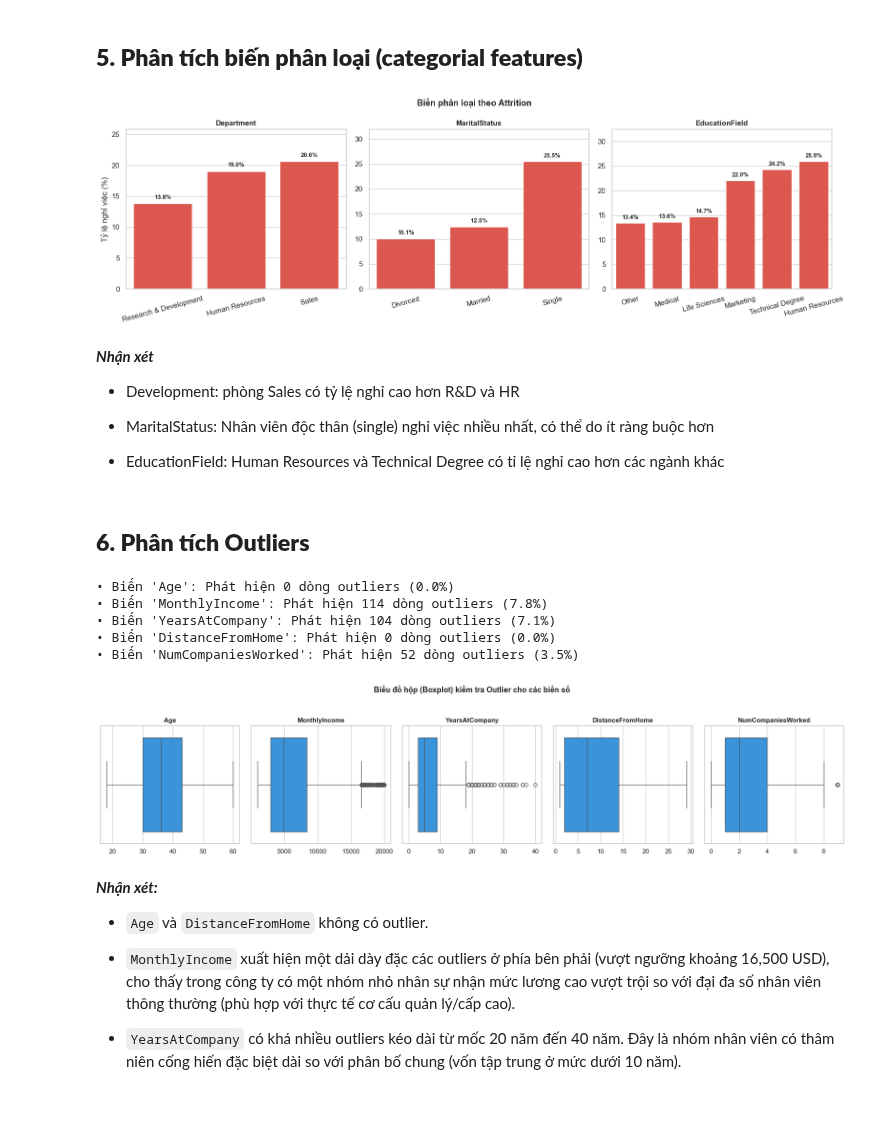
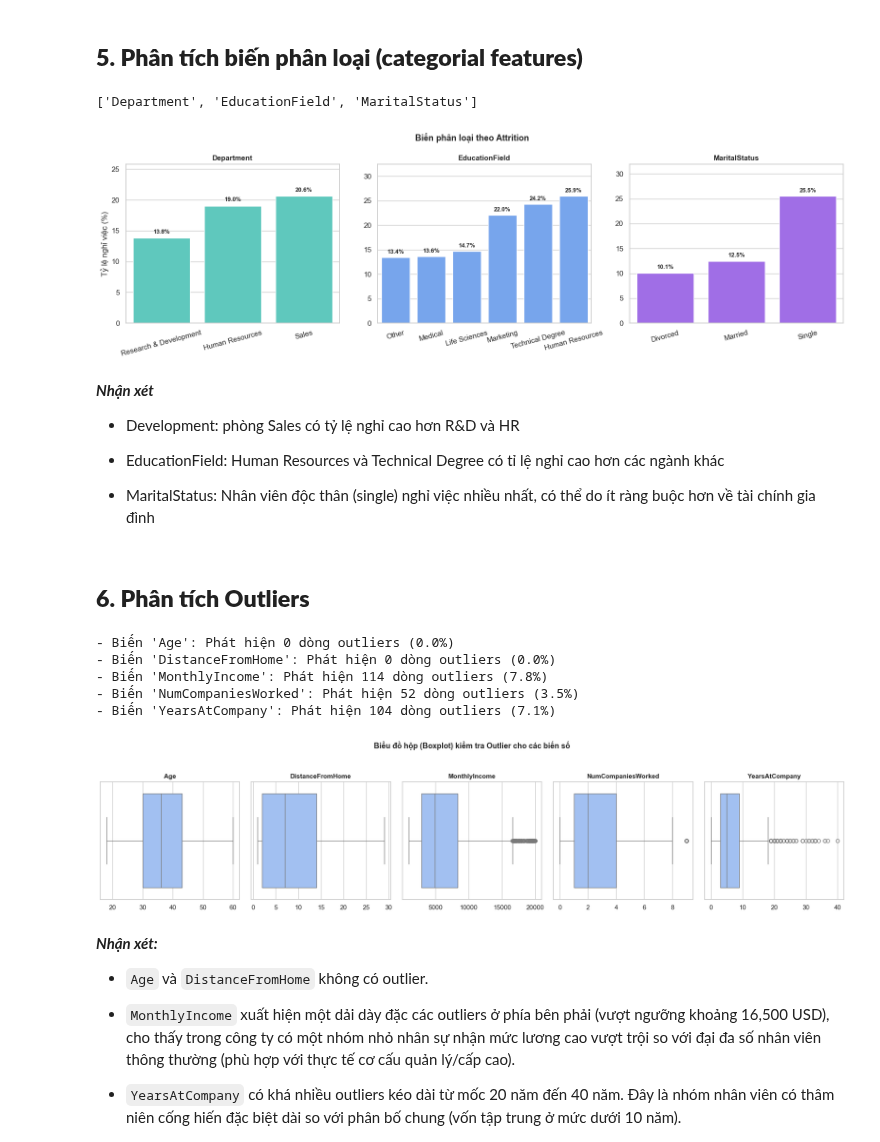
Before and after one commit to diemquynh-16/employee-attrition-prediction, a Jupyter notebook: notebooks/00_eda.ipynb, the cells around one changed output. Saved outputs shown, nothing was run; the diff lists cells and outputs as text; code cells hidden in the pictures; blank space fills up the shorter version.

```diff
--- a/notebooks/00_eda.ipynb
+++ b/notebooks/00_eda.ipynb
@@ -155,6 +193,6 @@ df.describe().T
 # %%
-counts = df['Attrition'].value_counts()
-percent = df['Attrition'].value_counts(normalize=True) * 100
+counts = df[target].value_counts()
+percent = df[target].value_counts(normalize=True) * 100
 percent
 # %% [output]
 Attrition
@@ -193,3 +233,3 @@ plt.show()
 # %%
-# Lọc ra các biến số liên tục
-continuous_cols = ['Age', 'MonthlyIncome', 'YearsAtCompany', 'DistanceFromHome', 'NumCompaniesWorked']
+# Các biến số liên tục
+continuous_cols
@@ -243,12 +295,14 @@ plt.show()
 # %%
+# Chuyển thành dictionary
 ordinal_cols = [
+    ("Education",                "Trình độ học vấn (1-5)"),
+    ("EnvironmentSatisfaction",  "Hài lòng môi trường (1-4)"),
     ("JobSatisfaction",          "Hài lòng công việc (1-4)"),
-    ("EnvironmentSatisfaction",  "Hài lòng môi trường (1-4)"),
-    ("WorkLifeBalance",          "Cân bằng công việc và cuộc sống (1-4)"),
-    ("Education",                "Trình độ học vấn (1-5)"),
+    ("WorkLifeBalance",          "Cân bằng công việc và cuộc sống (1-4)")
 ]
 # %%
 fig, axes = plt.subplots(1, len(ordinal_cols), figsize=(18, 5))
+colors = ["#E07A5F", "#F4A261", "#E9C46A", "#81B29A"]
 
 for i, (col, label) in enumerate(ordinal_cols):
     # Tính tỷ lệ nghỉ việc theo từng mức
@@ -261,7 +315,7 @@ for i, (col, label) in enumerate(ordinal_cols):
 
     sns.barplot(
         data=rate, x=col, y="AttritionRate",
-        color="#F44336", ax=axes[i]
+        color=colors[i], ax=axes[i]
     )
     # Ghi số % lên mỗi cột
     for bar in axes[i].patches:
@@ -295,9 +349,12 @@ plt.show()
 > Dùng **tỷ lệ %** thay vì count là quan trọng ở đây vì số nhân viên ở mỗi mức không bằng nhau.
 # %% [markdown]
 ## **5. Phân tích biến phân loại (categorial features)**
+# %%
+cat_cols
+# %% [output]
+['Department', 'EducationField', 'MaritalStatus']
 # %%
-cat_cols = ["Department", "MaritalStatus", "EducationField"]
-palette = {"Yes": "#F44336", "No": "#2196F3"}
+colors = ["#4ED9CB", "#64A1FF", "#9D5AFA"]
 
 fig, axes = plt.subplots(1, len(cat_cols), figsize=(16, 5))
 
@@ -311,42 +368,42 @@ for i, col in enumerate(cat_cols):
     )
     cat_rate.columns = [col, "AttritionRate"]
 
 
     sns.barplot(
         data=cat_rate, x=col, y="AttritionRate",
-        color="#F44336", ax=axes[i]
+        color=colors[i], ax=axes[i]
     )
 
 
     for p in axes[i].patches:
         axes[i].text(
             p.get_x() + p.get_width() / 2,
             p.get_height() + 0.5,
             f"{p.get_height():.1f}%",
             ha="center", va="bottom", fontsize=9, fontweight="bold"
         )
 
     axes[i].set_title(col, fontsize=11, fontweight="bold")
     axes[i].set_xlabel("")
     axes[i].set_ylabel("Tỷ lệ nghỉ việc (%)" if i == 0 else "")
     axes[i].tick_params(axis="x", rotation=15)
 
     # Nới rộng chiều cao trục Y lên một chút để chừa khoảng trống không bị che mất chữ %
     axes[i].set_ylim(0, cat_rate["AttritionRate"].max() * 1.25)
 
 fig.suptitle("Biến phân loại theo Attrition", fontsize=13, fontweight="bold")
 plt.tight_layout()
 plt.savefig(f"{FIGURES_DIR}/eda_04_categorical.png", dpi=150)
 plt.show()
 # %% [output]
-[figure, old version]
+[figure, new version]
 # %% [markdown]
 ***Nhận xét***
 - Development: phòng Sales có tỷ lệ nghỉ cao hơn R&D và HR
 
-- MaritalStatus: Nhân viên độc thân (single) nghỉ việc nhiều nhất, có thể do ít ràng buộc hơn
+- EducationField: Human Resources và Technical Degree có tỉ lệ nghỉ cao hơn các ngành khác
 
-- EducationField: Human Resources và Technical Degree có tỉ lệ nghỉ cao hơn các ngành khác
+- MaritalStatus: Nhân viên độc thân (single) nghỉ việc nhiều nhất, có thể do ít ràng buộc hơn về tài chính gia đình
 # %% [markdown]
 ## **6. Phân tích Outliers**
 # %%
@@ -355,7 +412,7 @@ fig, axes = plt.subplots(1, len(continuous_cols), figsize=(18, 4))
 for i, col in enumerate(continuous_cols):
     if col in df.columns:
         # 1. Vẽ Boxplot
-        sns.boxplot(data=df, x=col, color="#2196F3", ax=axes[i])
+        sns.boxplot(data=df, x=col, color="#95BDFE", ax=axes[i])
         axes[i].set_title(col, fontsize=11, fontweight="bold")
         axes[i].set_xlabel("")
 
@@ -371,21 +428,21 @@ for i, col in enumerate(continuous_cols):
         num_outliers = len(df[(df[col] < lower_bound) | (df[col] > upper_bound)])
         percentage = (num_outliers / len(df)) * 100
 
-        print(f"• Biến '{col}': Phát hiện {num_outliers} dòng outliers ({percentage:.1f}%)")
+        print(f"- Biến '{col}': Phát hiện {num_outliers} dòng outliers ({percentage:.1f}%)")
     else:
-        print(f"• Cột '{col}' không tồn tại trong dataframe.")
+        print(f"- Cột '{col}' không tồn tại trong dataframe.")
 
 fig.suptitle("Biểu đồ hộp (Boxplot) kiểm tra Outlier cho các biến số", fontsize=13, fontweight="bold", y=1.05)
 plt.tight_layout()
-plt.savefig(f"{FIGURES_DIR}/eda_outliers_boxplot.png", dpi=150, bbox_inches="tight")
+plt.savefig(f"{FIGURES_DIR}/eda_05_outliers_boxplot.png", dpi=150, bbox_inches="tight")
 plt.show()
 # %% [output]
-• Biến 'Age': Phát hiện 0 dòng outliers (0.0%)
-• Biến 'MonthlyIncome': Phát hiện 114 dòng outliers (7.8%)
-• Biến 'YearsAtCompany': Phát hiện 104 dòng outliers (7.1%)
-• Biến 'DistanceFromHome': Phát hiện 0 dòng outliers (0.0%)
-• Biến 'NumCompaniesWorked': Phát hiện 52 dòng outliers (3.5%)
+- Biến 'Age': Phát hiện 0 dòng outliers (0.0%)
+- Biến 'DistanceFromHome': Phát hiện 0 dòng outliers (0.0%)
+- Biến 'MonthlyIncome': Phát hiện 114 dòng outliers (7.8%)
+- Biến 'NumCompaniesWorked': Phát hiện 52 dòng outliers (3.5%)
+- Biến 'YearsAtCompany': Phát hiện 104 dòng outliers (7.1%)
-[figure, old version]
+[figure, new version]
 # %% [markdown]
 ***Nhận xét:***
 
```
Also changed, not shown: parts of 14 cells of this notebook, 7 other files.
